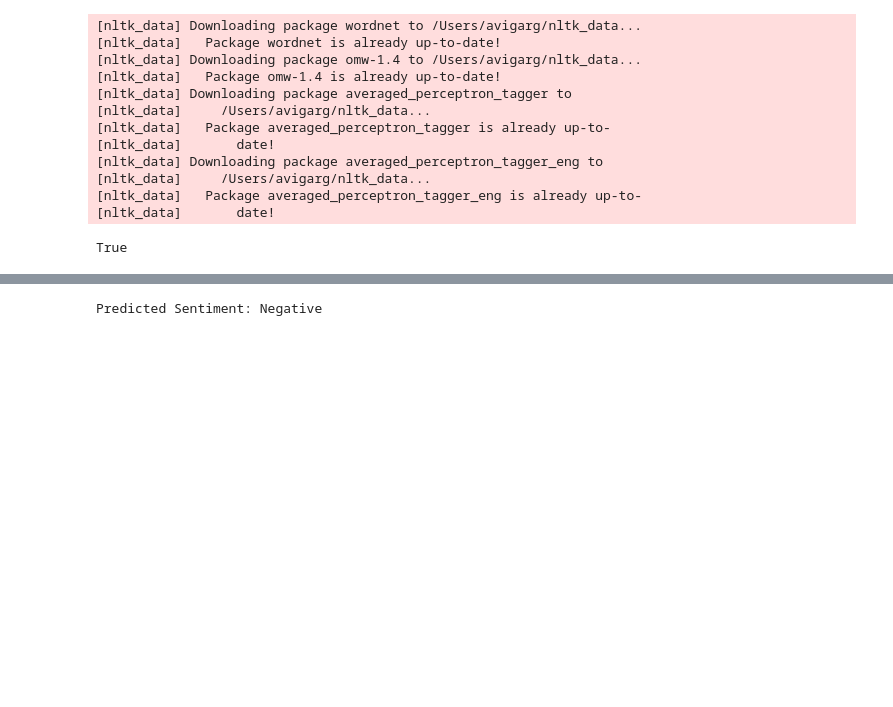
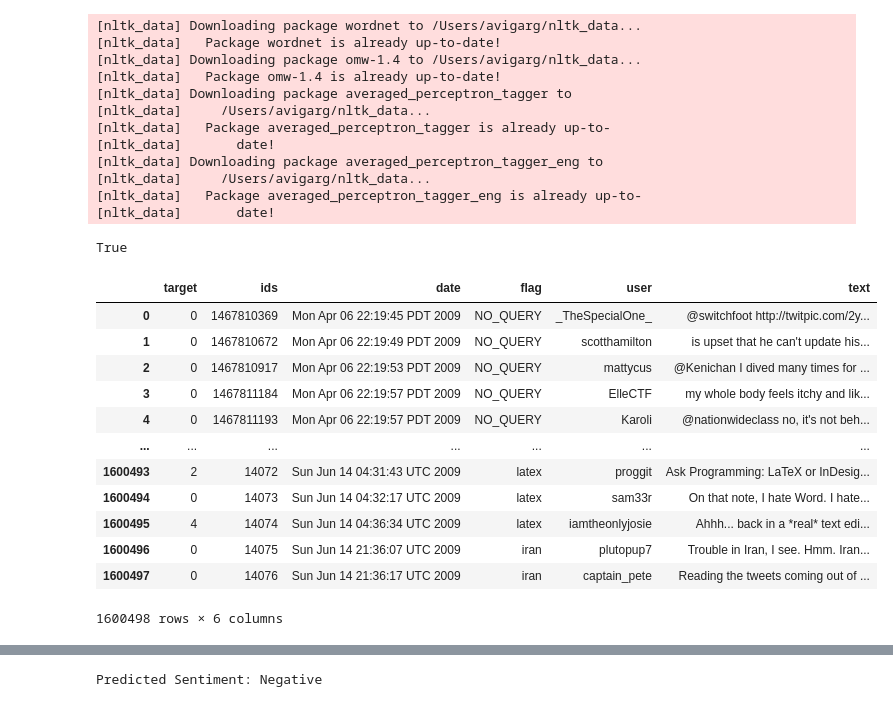
Before and after one commit to gargavi-oss/Sentiment-Analysis, a Jupyter notebook: backend/model/train_model.ipynb, the cells around one changed output, grey strips where cells are left out. Saved outputs shown, nothing was run; the diff lists cells and outputs as text; code cells hidden in the pictures; blank space fills up the shorter version.

```diff
--- a/backend/model/train_model.ipynb
+++ b/backend/model/train_model.ipynb
@@ -34,7 +34,26 @@ nltk.download('averaged_perceptron_tagger_eng')
 True
 # %%
 DATASET_COLUMNS = ['target', 'ids', 'date', 'flag', 'user', 'text']
-DATASET_ENCODING = "ISO-8859-1"
-df = pd.read_csv('sentiment140.csv', encoding=DATASET_ENCODING, names=DATASET_COLUMNS)
+df_simple = pd.read_csv('sentiment140.csv', encoding='ISO-8859-1', names=DATASET_COLUMNS)
+df_extended = pd.read_csv('sentiment140extended.csv', encoding='ISO-8859-1', names=DATASET_COLUMNS)
+# %%
+# Combine datasets vertically (stack rows)
+df_merged = pd.concat([df_simple, df_extended], ignore_index=True)
+# %%
+df_merged
+# %% [output]
+|  | target | ids | date | flag | user | text |
+| 0 | 0 | 1467810369 | Mon Apr 06 22:19:45 PDT 2009 | NO_QUERY | _TheSpecialOne_ | @switchfoot http://twitpic.com/2y... |
+| 1 | 0 | 1467810672 | Mon Apr 06 22:19:49 PDT 2009 | NO_QUERY | scotthamilton | is upset that he can't update his... |
+| 2 | 0 | 1467810917 | Mon Apr 06 22:19:53 PDT 2009 | NO_QUERY | mattycus | @Kenichan I dived many times for ... |
+| 3 | 0 | 1467811184 | Mon Apr 06 22:19:57 PDT 2009 | NO_QUERY | ElleCTF | my whole body feels itchy and lik... |
+| 4 | 0 | 1467811193 | Mon Apr 06 22:19:57 PDT 2009 | NO_QUERY | Karoli | @nationwideclass no, it's not beh... |
+| ... | ... | ... | ... | ... | ... | ... |
+| 1600493 | 2 | 14072 | Sun Jun 14 04:31:43 UTC 2009 | latex | proggit | Ask Programming: LaTeX or InDesig... |
+| 1600494 | 0 | 14073 | Sun Jun 14 04:32:17 UTC 2009 | latex | sam33r | On that note, I hate Word. I hate... |
+| 1600495 | 4 | 14074 | Sun Jun 14 04:36:34 UTC 2009 | latex | iamtheonlyjosie | Ahhh... back in a *real* text edi... |
+| 1600496 | 0 | 14075 | Sun Jun 14 21:36:07 UTC 2009 | iran | plutopup7 | Trouble in Iran, I see. Hmm. Iran... |
+| 1600497 | 0 | 14076 | Sun Jun 14 21:36:17 UTC 2009 | iran | captain_pete | Reading the tweets coming out of ... |
+1600498 rows × 6 columns
 # %%
 print("Unique value counts in the target column:")
```
Also changed, not shown: parts of 8 cells of this notebook, 2 other files.
